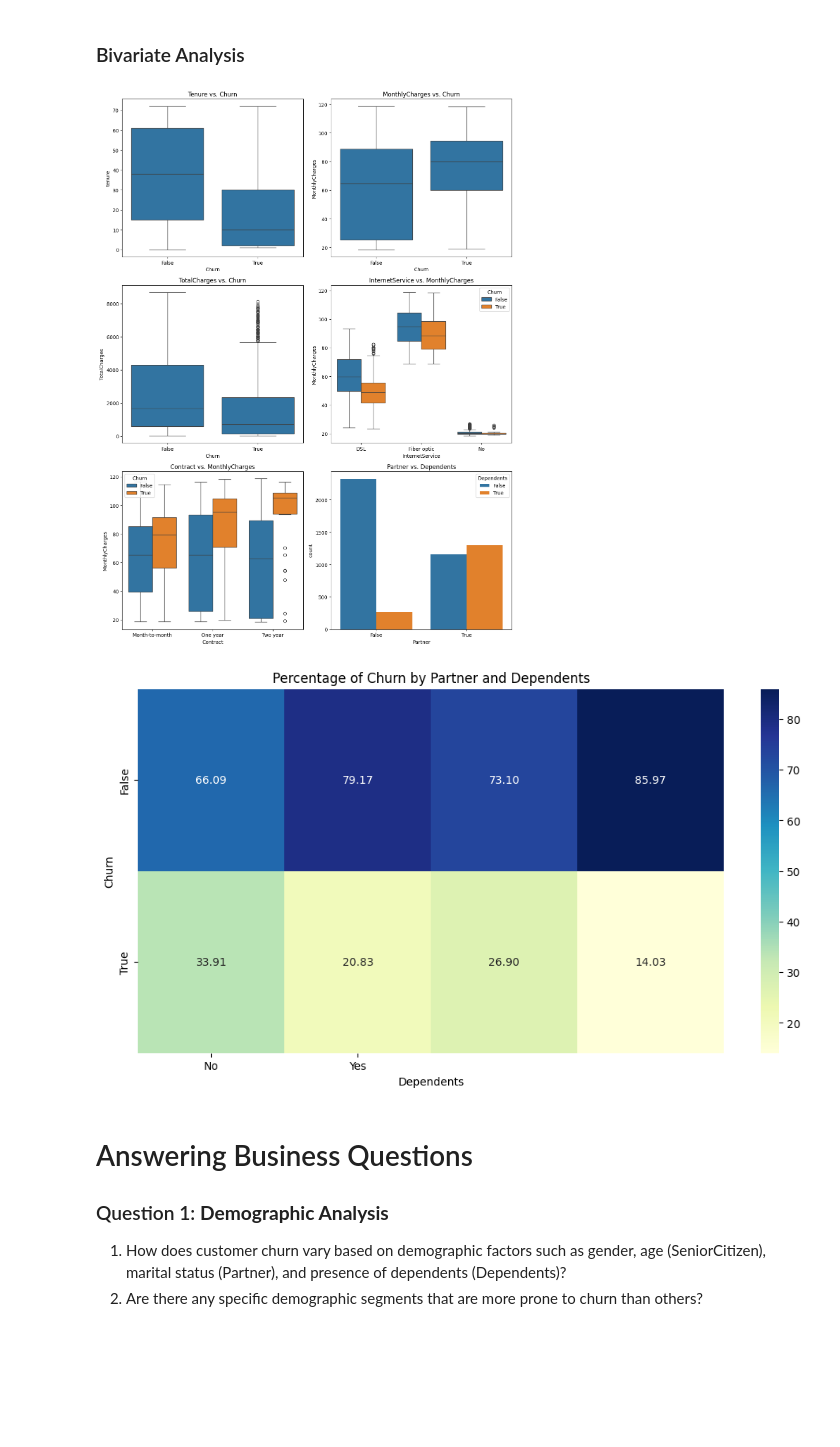
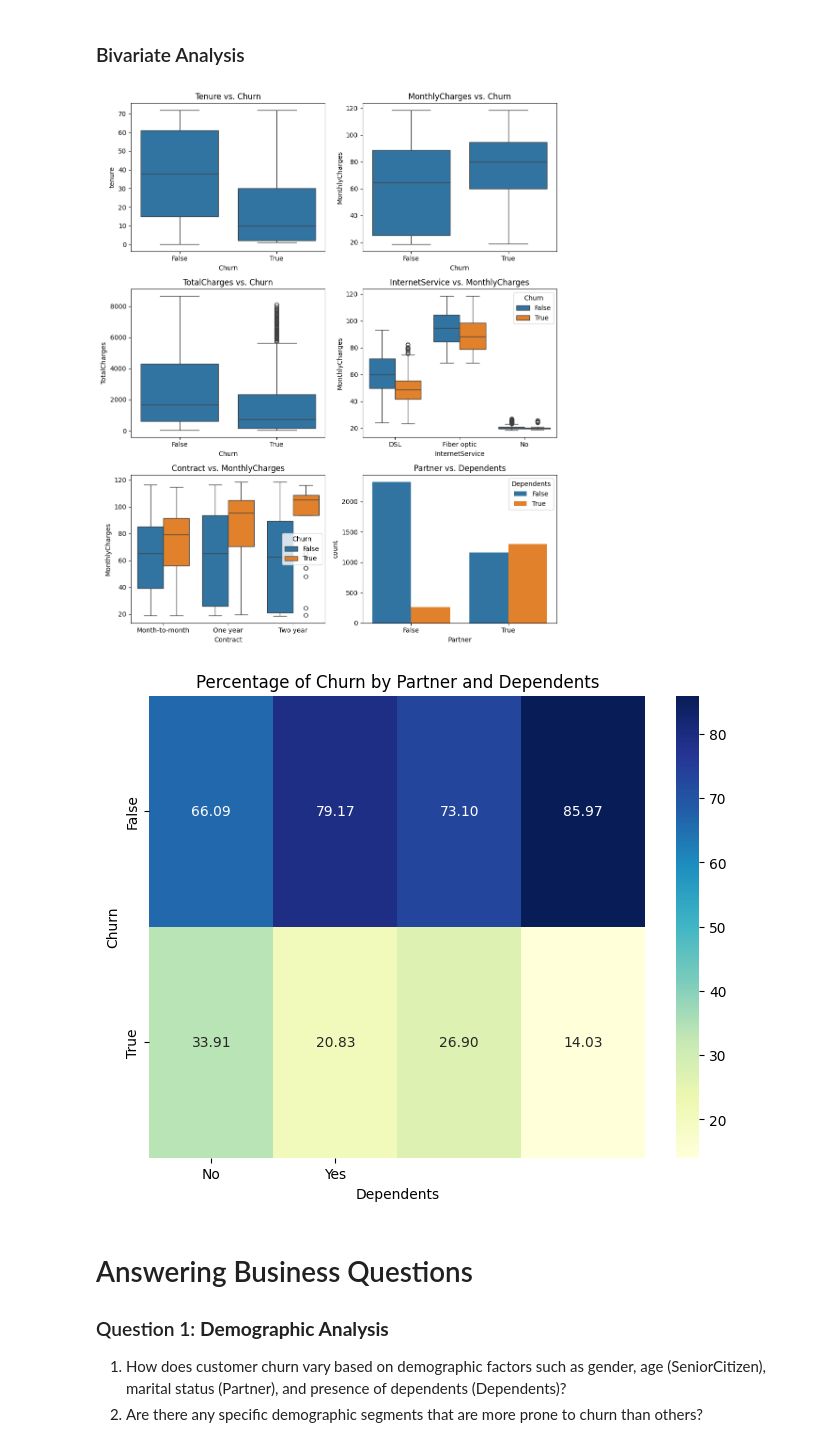
Before and after one commit to wamathaiwandeto/Customer-Churn-Prediction, a Jupyter notebook: churn.ipynb, the cells around one changed output. Saved outputs shown, nothing was run; the diff lists cells and outputs as text; code cells hidden in the pictures; blank space fills up the shorter version.

```diff
--- a/churn.ipynb
+++ b/churn.ipynb
@@ -534,43 +534,43 @@ plt.show()
 ### Bivariate Analysis
 # %%
 # Set up the matplotlib figure with subplots
-fig, axes = plt.subplots(nrows=3, ncols=2, figsize=(12, 16))
+fig, axes = plt.subplots(nrows=3, ncols=2, figsize=(10, 12))
 
 # Bivariate analysis: Tenure vs. Churn
 sns.boxplot(x='Churn', y='tenure', data=train_df, ax=axes[0, 0])
 axes[0, 0].set_title('Tenure vs. Churn')
 
 # Bivariate analysis: MonthlyCharges vs. Churn
 sns.boxplot(x='Churn', y='MonthlyCharges', data=train_df, ax=axes[0, 1])
 axes[0, 1].set_title('MonthlyCharges vs. Churn')
 
 # Bivariate analysis: TotalCharges vs. Churn (assuming TotalCharges is numeric)
 sns.boxplot(x='Churn', y='TotalCharges', data=train_df, ax=axes[1, 0])
 axes[1, 0].set_title('TotalCharges vs. Churn')
 
 # Bivariate analysis: InternetService vs. MonthlyCharges
 sns.boxplot(x='InternetService', y='MonthlyCharges', hue='Churn', data=train_df, ax=axes[1, 1])
 axes[1, 1].set_title('InternetService vs. MonthlyCharges')
 
 # Bivariate analysis: Contract vs. MonthlyCharges
 sns.boxplot(x='Contract', y='MonthlyCharges', hue='Churn', data=train_df, ax=axes[2, 0])
 axes[2, 0].set_title('Contract vs. MonthlyCharges')
 
 # Bivariate analysis: Partner vs. Dependents
 sns.countplot(x='Partner', hue='Dependents', data=train_df, ax=axes[2, 1])
 axes[2, 1].set_title('Partner vs. Dependents')
 
 # Adjust layout
 plt.tight_layout()
 plt.show()
 # %% [output]
-[figure, old version]
+[figure, new version]
 # %%
 # Calculate percentage of churn for each combination of variables
 bivariate_counts = pd.crosstab(index=train_df['Churn'], columns=[train_df['Partner'], train_df['Dependents']], normalize='columns') * 100
 
 # Plotting the percentages of churn
-plt.figure(figsize=(12, 6))
+plt.figure(figsize=(8, 6))
 sns.heatmap(bivariate_counts, annot=True, cmap='YlGnBu', fmt='.2f')
 plt.title('Percentage of Churn by Partner and Dependents')
 plt.xlabel('Dependents')
@@ -579,7 +579,7 @@ plt.xticks(ticks=[0.5, 1.5], labels=['No', 'Yes'])
 plt.yticks(ticks=[0.5, 1.5], labels=['False', 'True'])
 plt.show()
 # %% [output]
-[figure, old version]
+[figure, new version]
 # %% [markdown]
 # Answering Business Questions
 ### Question 1: **Demographic Analysis**
```
Also changed, not shown: parts of 6 cells of this notebook.
